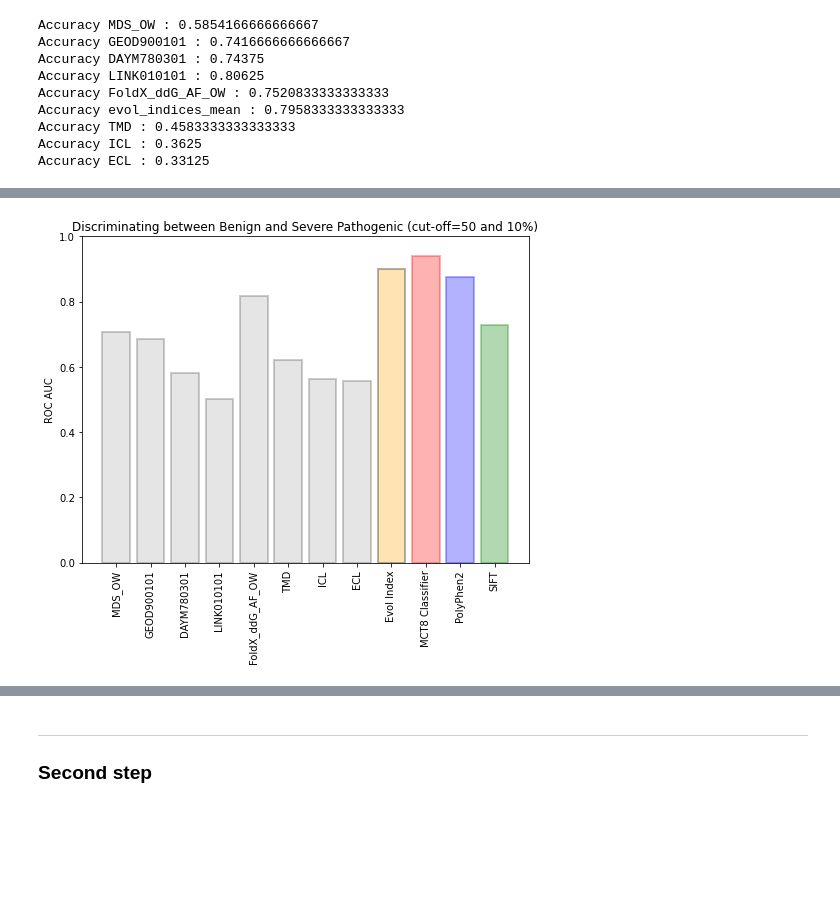
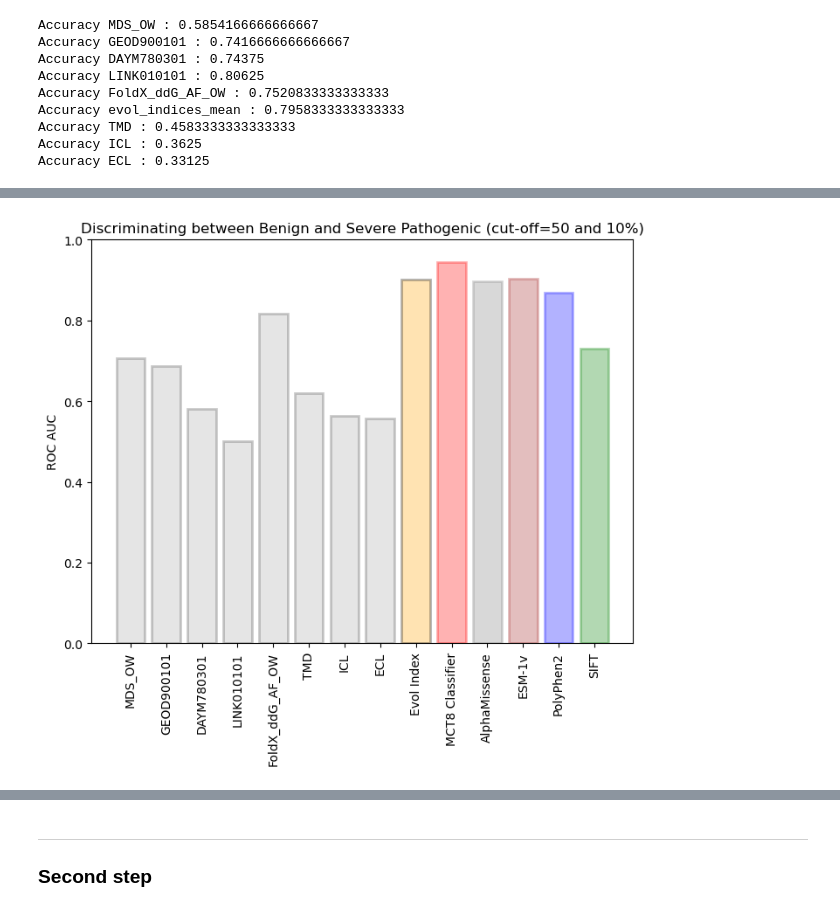
Before and after one commit to martin-mariano/MCT8classifier, a Jupyter notebook: Code_Files/03_MCT8_Variants_ClassifierDevelopment.ipynb, the cells around one changed output, grey strips where cells are left out. Cells and saved outputs as stored; diff of their text form; code cells hidden in the pictures; blank space fills up the shorter version.

```diff
--- a/Code_Files/03_MCT8_Variants_ClassifierDevelopment.ipynb
+++ b/Code_Files/03_MCT8_Variants_ClassifierDevelopment.ipynb
@@ -483,6 +634,11 @@ plt.show()
 classifier_50_accuracy = round(accuracy_score(mct8_rocs['ClinSig'].astype(int), np.where(probas[:, 1]>0.5, 1, 0)), 2)
 classifier_50_precision = round(precision_score(mct8_rocs['ClinSig'].astype(int), np.where(probas[:, 1]>0.5, 1, 0)), 2)
 classifier_50_recall = round(recall_score(mct8_rocs['ClinSig'].astype(int), np.where(probas[:, 1]>0.5, 1, 0)), 2)
+
+mct8_polyphen2 = mct8_predictors
+mct8_polyphen2 = mct8_polyphen2[['AA_change', 'ClinSig', 'PolyPhen2_prob', 'PolyPhen2_pred']]
+mct8_polyphen2.loc[mct8_polyphen2['PolyPhen2_prob']>0.908, 'PolyPhen2_pred'] = 1
+mct8_polyphen2.loc[mct8_polyphen2['PolyPhen2_prob']<=0.446, 'PolyPhen2_pred'] = 0
 
 mct8_polyphen2.drop(mct8_polyphen2[(mct8_polyphen2['PolyPhen2_prob']<=0.908) & (mct8_polyphen2['PolyPhen2_prob']>0.446)].index, inplace=True)
 
@@ -493,6 +649,15 @@ polyphen_recall = round(recall_score(mct8_polyphen2['ClinSig'].astype(int), mct8
 sift_accuracy = round(accuracy_score(mct8_predictors['ClinSig'].astype(int), mct8_predictors['SIFT_pred'].astype(int)), 2)
 sift_precision = round(precision_score(mct8_predictors['ClinSig'].astype(int), mct8_predictors['SIFT_pred'].astype(int)), 2)
 sift_recall = round(recall_score(mct8_predictors['ClinSig'].astype(int), mct8_predictors['SIFT_pred'].astype(int)), 2)
+
+mct8_am = mct8_predictors[["AA_change", "AM_prob", "AM_pred", "ClinSig"]]
+mct8_am.loc[mct8_am.AM_pred == "pathogenic", "AM_pred_2"] = 1
+mct8_am.loc[mct8_am.AM_pred == "benign", "AM_pred_2"] = 0
+mct8_am = mct8_am.dropna()
+alphamissense_accuracy = round(accuracy_score(mct8_am['ClinSig'].astype(int), mct8_am['AM_pred_2'].astype(int)), 2)
+alphamissense_precision = round(precision_score(mct8_am['ClinSig'].astype(int), mct8_am['AM_pred_2'].astype(int)), 2)
+alphamissense_recall = round(recall_score(mct8_am['ClinSig'].astype(int), mct8_am['AM_pred_2'].astype(int)), 2)
+
 
 print('Performance of classifiers for discriminating between Benign and Pathogenic (cut-off=50%):')
 print('MCT8 Classifier (CV)')
@@ -507,6 +672,10 @@ print('SIFT:')
 print(f'Accuracy:', sift_accuracy)
 print(f'Precision:', sift_precision)
 print(f'Recall:', sift_recall)
+print('Alphamissense:')
+print(f'Accuracy:', alphamissense_accuracy)
+print(f'Precision:', alphamissense_precision)
+print(f'Recall:', alphamissense_recall)
 # %% [output]
 Performance of classifiers for discriminating between Benign and Pathogenic (cut-off=50%):
 MCT8 Classifier (CV)
@@ -523,0 +719,5 @@ Recall: 0.76
+# %%
+# Get the variants positions
+variants_positions = y.reset_index()
+variants_positions["Position"] = variants_positions.AA_change.str[3:-3].tolist()
+variants_positions.head()
@@ -568,21 +879,22 @@ mct8_predictors = mct8_predictors[(mct8_predictors.Activity>50) | (mct8_predicto
 mct8_predictors['ClinSig'] = 0
 mct8_predictors.loc[mct8_predictors['Activity']<=10, 'ClinSig'] = 1
 
-mct8_polyphen2 = mct8_predictors.dropna()
-mct8_polyphen2 = mct8_polyphen2[['AA_change','ClinSig', 'PolyPhen2_prob', 'PolyPhen2_pred']]
-mct8_polyphen2.loc[mct8_polyphen2['PolyPhen2_prob']>0.908, 'PolyPhen2_pred'] = 1
-mct8_polyphen2.loc[mct8_polyphen2['PolyPhen2_prob']<=0.446, 'PolyPhen2_pred'] = 0
-
-
 fpr_pp, tpr_pp, thresholds_pp = roc_curve(mct8_polyphen2['ClinSig'], mct8_polyphen2.PolyPhen2_prob.astype(float))
 roc_auc_pp = auc(fpr_pp, tpr_pp)
 
 fpr_s, tpr_s, thresholds_s = roc_curve(mct8_predictors['ClinSig'], 1-mct8_predictors.SIFT_prob.astype(float))
 roc_auc_s = auc(fpr_s, tpr_s)
 
+#mct8_gmvp = mct8_predictors.dropna()
+#fpr_gmvp, tpr_gmvp, thresholds_gmvp = roc_curve(mct8_gmvp['ClinSig'], mct8_gmvp.gMVP_prob.astype(float))
+#roc_auc_gmvp = auc(fpr_gmvp, tpr_gmvp)
+
+fpr_esm1v, tpr_esm1v, thresholds_esm1v = roc_curve(mct8_predictors['ClinSig'], mct8_predictors.ESM1v_prob.astype(float)*-1)
+roc_auc_esm1v = auc(fpr_esm1v, tpr_esm1v)
 
 fpr_eve_i, tpr_eve_i, thresholds_eve_i = roc_curve(mct8_rocs['ClinSig'], mct8_rocs.evol_indices_mean.astype(float))
 roc_auc_eve_i = auc(fpr_eve_i, tpr_eve_i)
+
 
 plt.figure(figsize=(6,6))
 
@@ -597,7 +909,10 @@ roc_auc_10 = roc_auc_score(mct8_rocs['ClinSig'], probas_10[:,1])
 plt.plot(fpr, tpr, label='MCT8 Classifier Cross-Val AUC:'+str(round(roc_auc_10, 2)),
          color='red', linewidth=2, alpha=.8)
 
-plt.plot(fpr_eve_i, tpr_eve_i, label='EvoInd (EVE) AUC:'+str(round(roc_auc_eve_i, 2)), color='orange', alpha=.5)
+#plt.plot(fpr_gmvp, tpr_gmvp, label='gMVP AUC:'+str(round(roc_auc_gmvp, 2)), color='purple', alpha=.8)
+plt.plot(fpr_am, tpr_am, label='AlphaMissense AUC:'+str(round(roc_auc_am, 2)), color='grey', alpha=.5)
+plt.plot(fpr_esm1v, tpr_esm1v, label='ESM-1v AUC:'+str(round(roc_auc_esm1v, 2)), color='brown', alpha=.8)
+plt.plot(fpr_eve_i, tpr_eve_i, label='EVE AUC:'+str(round(roc_auc_eve_i, 2)), color='orange', alpha=.5)
 plt.plot(fpr_pp, tpr_pp, label='PolyPhen2 AUC:'+str(round(roc_auc_pp, 2)), color='blue', alpha=.8)
 plt.plot(fpr_s, tpr_s, label='SIFT AUC:'+str(round(roc_auc_s, 2)), color='green', alpha=.8)
 
@@ -614,18 +929,21 @@ plt.show()
 # %%
 plt.figure(figsize=(8, 6))
 for i in roc_auc.keys():
     if i != 'evol_indices_mean':
         plt.bar(i, roc_auc[i], color='grey', edgecolor='black', linewidth=2, alpha=0.2)
 
 plt.bar('Evol Index', roc_auc['evol_indices_mean'], color='orange', alpha=0.3, edgecolor='black', linewidth=2)
 plt.bar('MCT8 Classifier', roc_auc_10, color='red', alpha=0.3, edgecolor='red', linewidth=2)
+#plt.bar('gMVP', roc_auc_gmvp, color='purple', alpha=0.3, edgecolor='purple', linewidth=2)
+plt.bar('AlphaMissense', roc_auc_am, color='grey', alpha=0.3, edgecolor='grey', linewidth=2)
+plt.bar('ESM-1v', roc_auc_esm1v, color='brown', alpha=0.3, edgecolor='brown', linewidth=2)
 plt.bar('PolyPhen2', roc_auc_pp, color='blue', alpha=0.3, edgecolor='blue', linewidth=2)
 plt.bar('SIFT', roc_auc_s, color='green', alpha=0.3, edgecolor='green', linewidth=2)
 plt.xticks(rotation=90)
 plt.ylim(0, 1)
 plt.ylabel('ROC AUC')
 plt.title('Discriminating between Benign and Severe Pathogenic (cut-off=50 and 10%)')
 plt.savefig('Step1_CO10_AUCs.png')
 plt.show()
 # %% [output]
-[figure, old version]
+[figure, new version]
```
Also changed, not shown: parts of 49 cells of this notebook, 1 other file.
